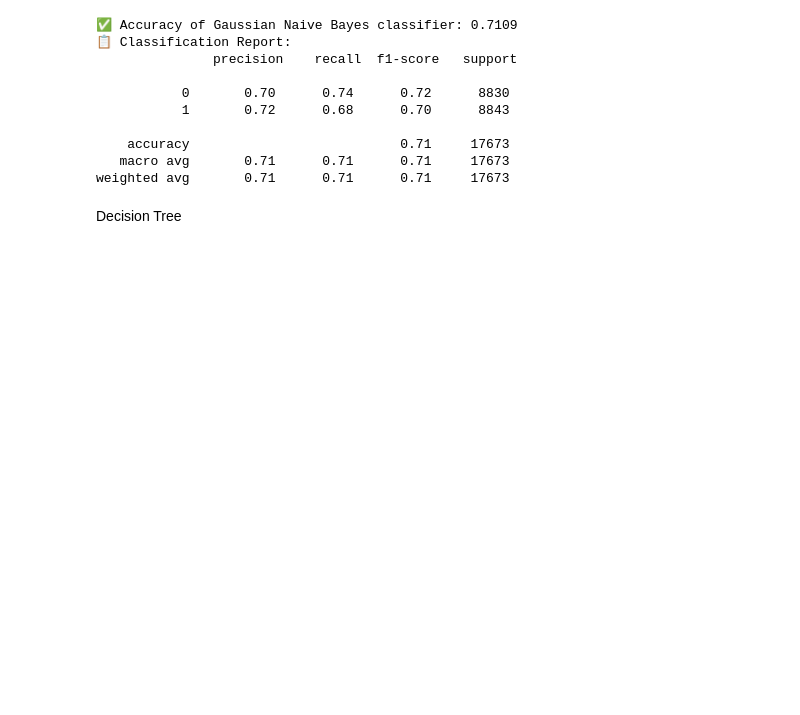
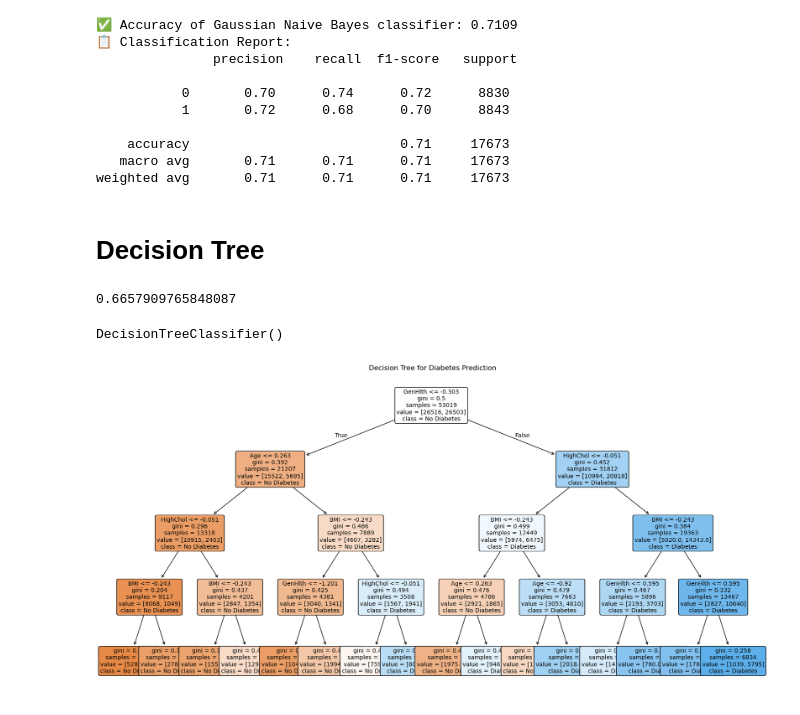
Before and after one commit to anshuanand22/Diabetes-Health-Indicator, a Jupyter notebook: Diabetes-Health-Indicator.ipynb, the cells around one changed output. Drawn from its saved outputs; the diff is of its cells as text; code cells hidden in the pictures; blank space fills up the shorter version.

Commit message:
Decision Tree model for Diabetes Prediction added

```diff
--- a/Diabetes-Health-Indicator.ipynb
+++ b/Diabetes-Health-Indicator.ipynb
@@ -674,5 +675,41 @@ print("📋 Classification Report:\n", classification_report(y_test, y_pred_nb))
     accuracy                           0.71     17673
    macro avg       0.71      0.71      0.71     17673
 weighted avg       0.71      0.71      0.71     17673
-# %% [markdown]
- Decision Tree
+# %% [markdown]
+# Decision Tree
+# %%
+# importing required modules
+from sklearn.tree import DecisionTreeClassifier
+
+Decision_Tree = DecisionTreeClassifier()
+Decision_Tree.fit(train[features], train["Diabetes"])
+prediction = Decision_Tree.predict(test[features])
+acc_dtree = accuracy_score(test["Diabetes"], prediction)
+print(acc_dtree)
+Decision_Tree
+# %% [output]
+0.6657909765848087
+DecisionTreeClassifier()
+# %%
+from sklearn.tree import DecisionTreeClassifier, plot_tree
+import matplotlib.pyplot as plt
+import pandas as pd
+
+# 🌳 Train the Decision Tree
+decision_tree = DecisionTreeClassifier(max_depth=4, random_state=42)  # You can adjust max_depth for clarity
+decision_tree.fit(X_train, y_train)
+
+# 📊 Visualize the Decision Tree
+plt.figure(figsize=(20, 10))
+plot_tree(
+    decision_tree,
+    feature_names=features,  # This should be a list like ['Glucose', 'BMI', 'Age', ...]
+    class_names=["No Diabetes", "Diabetes"],
+    filled=True,
+    rounded=True,
+    fontsize=10
+)
+plt.title(" Decision Tree for Diabetes Prediction")
+plt.show()
+# %% [output]
+[figure, added]
```
Also changed, not shown: parts of 21 cells of this notebook.
